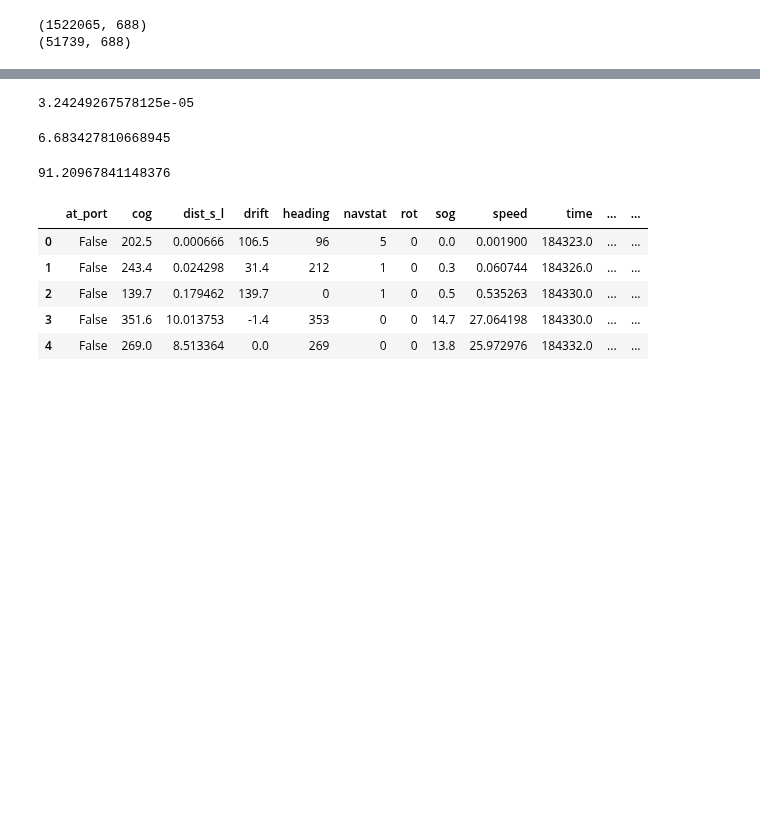
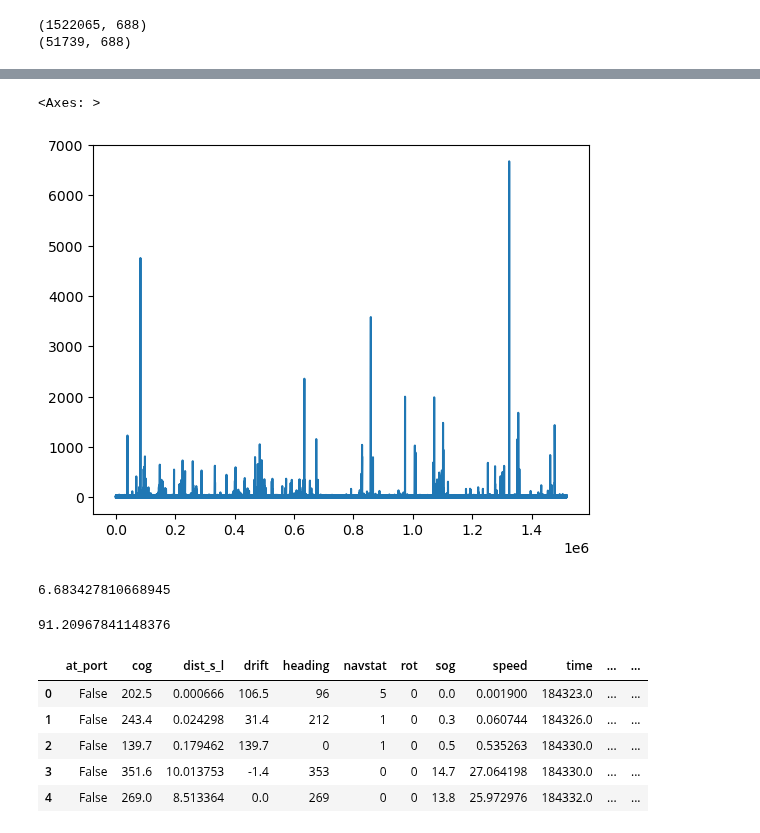
Before and after one commit to baconmoontwist/ML, a Jupyter notebook: Henrik/ML 1.ipynb, the cells around one changed output, grey strips where cells are left out. Drawn from its saved outputs; the diff is of its cells as text; code cells hidden in the pictures; blank space fills up the shorter version.

```diff
--- a/Henrik/ML 1.ipynb
+++ b/Henrik/ML 1.ipynb
@@ -129,13 +107,8 @@ test2.head()
-# %%
-start = time.time()
-#test4 = test2.copy()
-#test4 = test4.reindex(sorted(test4.columns), axis=1)
-#model = xgb.XGBRegressor(n_estimators=100,max_depth=10)
-#model.fit(trainingdata, goaldata)
-end = time.time()
-print(end - start)
-# %% [output]
-3.24249267578125e-05
+# %%
+cleandata["speed"].plot()
+# %% [output]
+<Axes: >
+[figure, added]
 # %%
 start = time.time()
 trainingdata4 = cleandata.copy()
```
Also changed, not shown: parts of 3 cells of this notebook.
